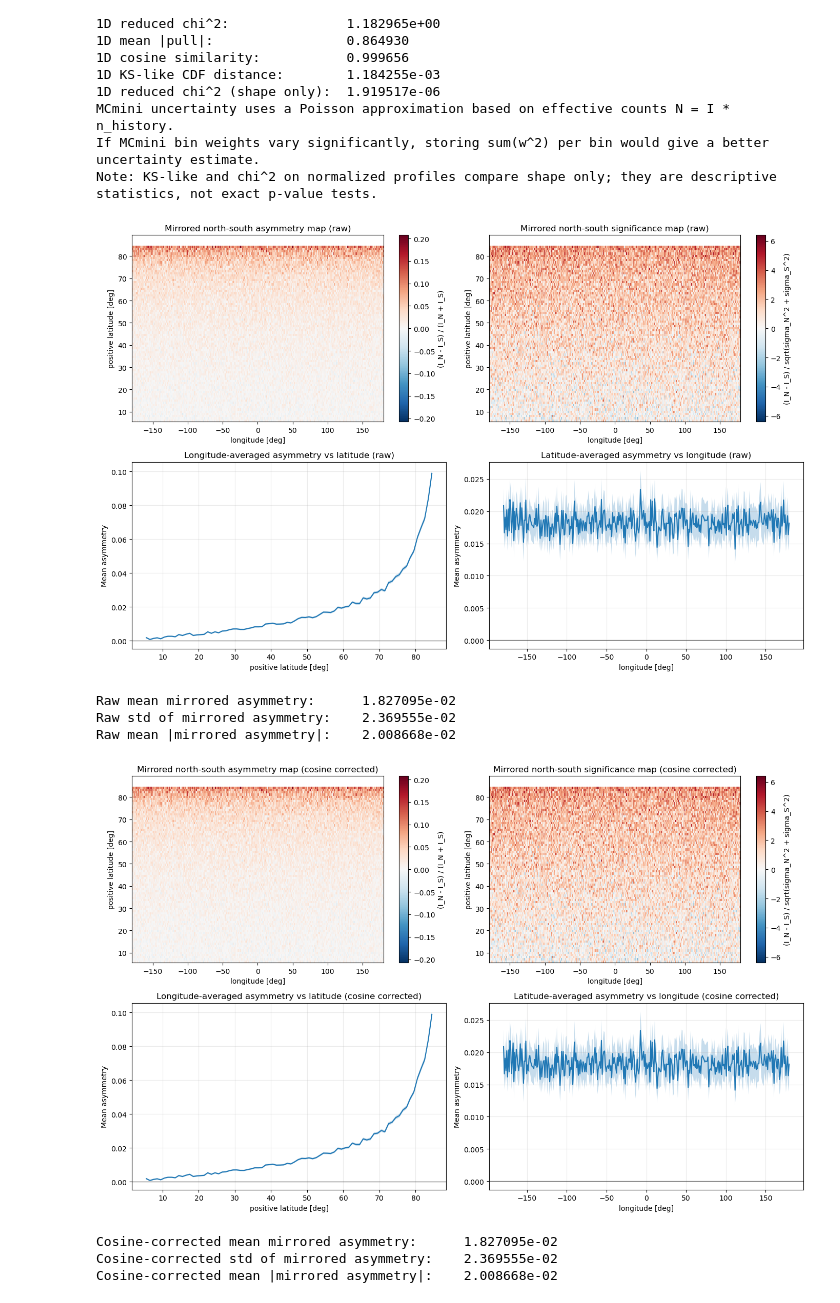
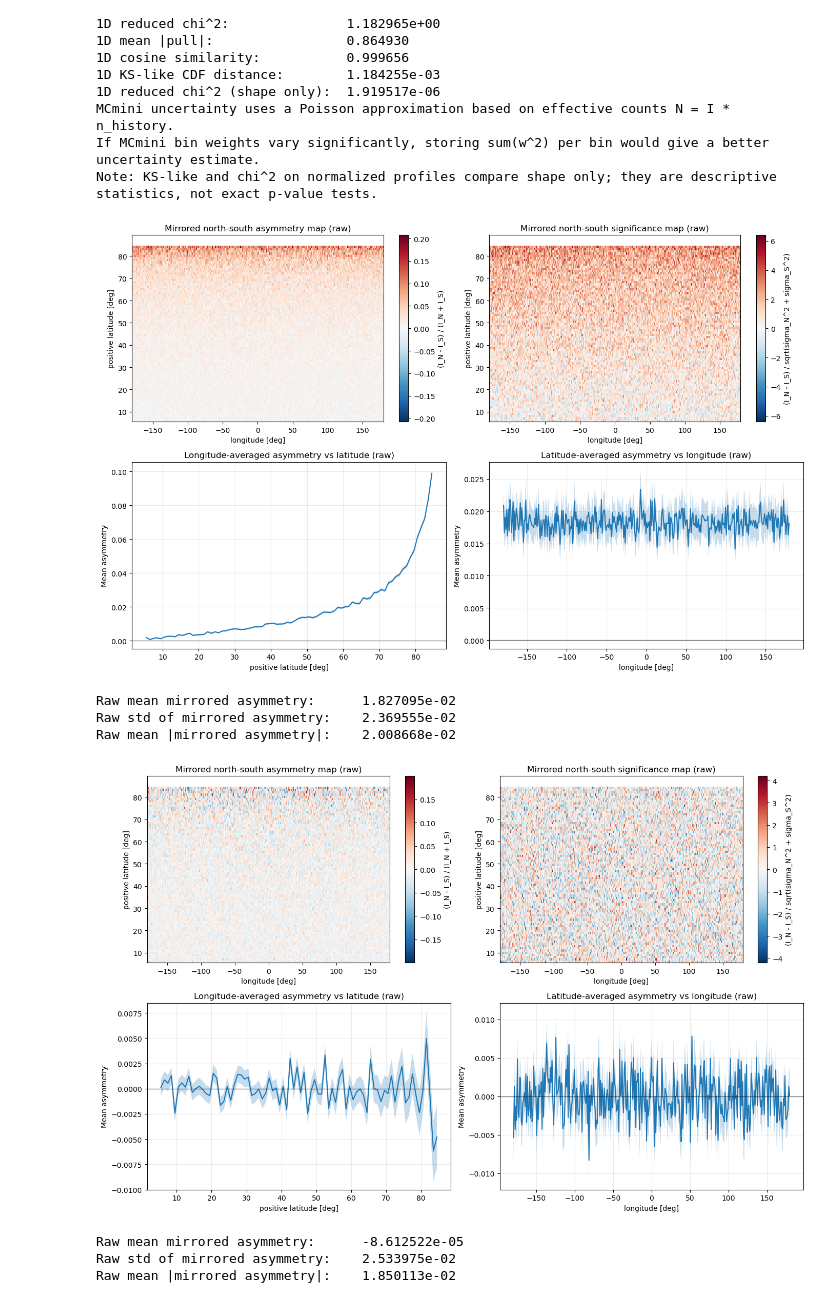
Before and after one commit to tinyThyssen/bachelor_project, a Jupyter notebook: mcmini_verification/solid_cylinder_validation/cylinder_plots.ipynb, the cells around one changed output. Saved outputs shown, nothing was run; the diff lists cells and outputs as text; code cells hidden in the pictures.

Commit message:
the asymmetry has, at least in part, been narrowed down to a binning issue on the 4PI monitor

```diff
--- a/mcmini_verification/solid_cylinder_validation/cylinder_plots.ipynb
+++ b/mcmini_verification/solid_cylinder_validation/cylinder_plots.ipynb
@@ -560,39 +560,40 @@ def plot_mirrored_asymmetry(result, label):
     axs[1, 0].fill_between(lat_pos, asym_vs_lat - asym_lat_sem, asym_vs_lat + asym_lat_sem, alpha=0.25)
     axs[1, 0].axhline(0.0, color="k", lw=1.0, alpha=0.5)
     axs[1, 0].set_xlabel("positive latitude [deg]")
     axs[1, 0].set_ylabel("Mean asymmetry")
     axs[1, 0].set_title(f"Longitude-averaged asymmetry vs latitude ({label})")
     axs[1, 0].grid(alpha=0.25)
 
     axs[1, 1].plot(lon_centers, asym_vs_lon, lw=1.5)
     axs[1, 1].fill_between(lon_centers, asym_vs_lon - asym_lon_sem, asym_vs_lon + asym_lon_sem, alpha=0.25)
     axs[1, 1].axhline(0.0, color="k", lw=1.0, alpha=0.5)
     axs[1, 1].set_xlabel("longitude [deg]")
     axs[1, 1].set_ylabel("Mean asymmetry")
     axs[1, 1].set_title(f"Latitude-averaged asymmetry vs longitude ({label})")
     axs[1, 1].grid(alpha=0.25)
 
     plt.tight_layout()
     plt.show()
 
 
 raw_result = mirrored_asymmetry_diagnostics(Hmc_raw, sigma_mcstas_raw)
 plot_mirrored_asymmetry(raw_result, "raw")
 print(f"Raw mean mirrored asymmetry:      {raw_result['stats']['mean']:.6e}")
 print(f"Raw std of mirrored asymmetry:    {raw_result['stats']['std']:.6e}")
 print(f"Raw mean |mirrored asymmetry|:    {raw_result['stats']['mean_abs']:.6e}")
 
-corr_result = mirrored_asymmetry_diagnostics(Hmc_corr, sigma_mcstas_corr)
-plot_mirrored_asymmetry(corr_result, "cosine corrected")
-print(f"Cosine-corrected mean mirrored asymmetry:      {corr_result['stats']['mean']:.6e}")
-print(f"Cosine-corrected std of mirrored asymmetry:    {corr_result['stats']['std']:.6e}")
-print(f"Cosine-corrected mean |mirrored asymmetry|:    {corr_result['stats']['mean_abs']:.6e}")
+
+raw_result = mirrored_asymmetry_diagnostics(H_mini_raw, sigma_mini_raw)
+plot_mirrored_asymmetry(raw_result, "raw")
+print(f"Raw mean mirrored asymmetry:      {raw_result['stats']['mean']:.6e}")
+print(f"Raw std of mirrored asymmetry:    {raw_result['stats']['std']:.6e}")
+print(f"Raw mean |mirrored asymmetry|:    {raw_result['stats']['mean_abs']:.6e}")
 # %% [output]
 [figure]
 Raw mean mirrored asymmetry:      1.827095e-02
 Raw std of mirrored asymmetry:    2.369555e-02
 Raw mean |mirrored asymmetry|:    2.008668e-02
-[figure, old version]
+[figure, new version]
-Cosine-corrected mean mirrored asymmetry:      1.827095e-02
-Cosine-corrected std of mirrored asymmetry:    2.369555e-02
-Cosine-corrected mean |mirrored asymmetry|:    2.008668e-02
+Raw mean mirrored asymmetry:      -8.612522e-05
+Raw std of mirrored asymmetry:    2.533975e-02
+Raw mean |mirrored asymmetry|:    1.850113e-02
```
Also changed, not shown: 25 other files.
